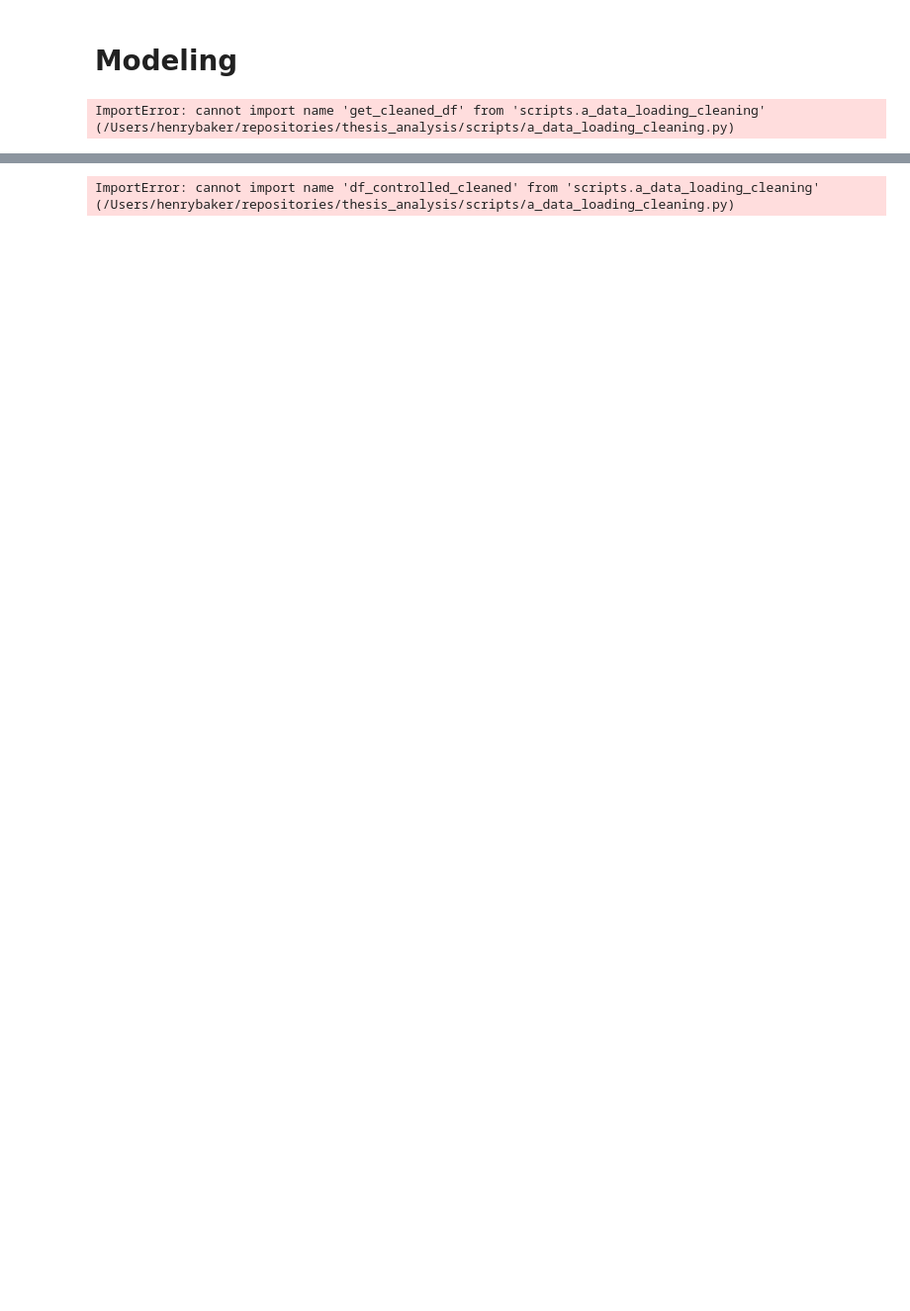
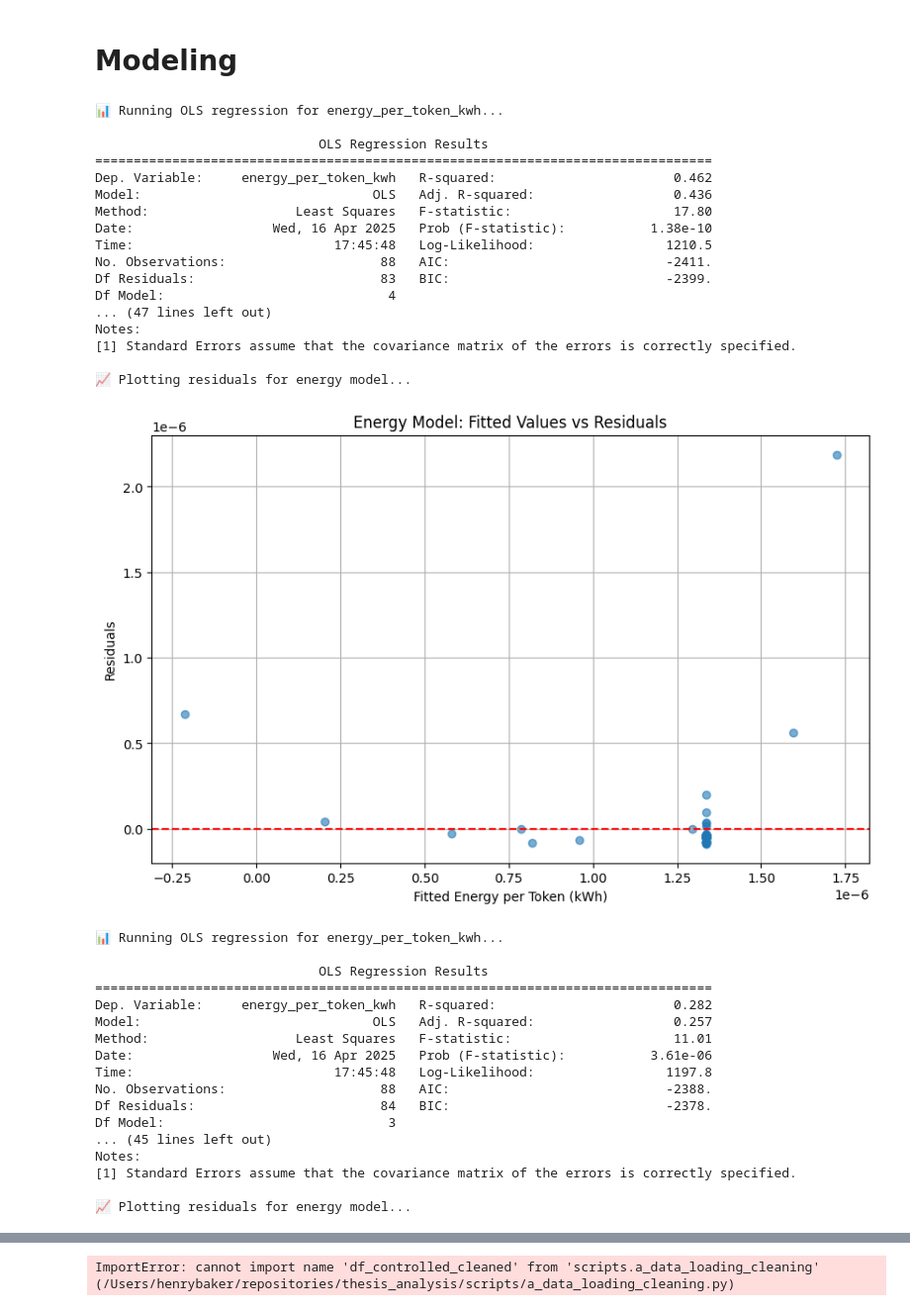
Before and after one commit to henrycgbaker/thesis_analysis, a Jupyter notebook: analysis_controlled_exp.ipynb, the cells around one changed output, grey strips where cells are left out. Shown at 99% size. Saved outputs shown, nothing was run; the diff lists cells and outputs as text; code cells hidden in the pictures; blank space fills up the shorter version.

```diff
--- a/analysis_controlled_exp.ipynb
+++ b/analysis_controlled_exp.ipynb
@@ -123,6 +123,49 @@ to do:
 # %% [markdown]
 # Modeling
 # %%
-%run scripts/c_base_regression.py
+from scripts.d_base_regression import run_full_regression_analysis, preprocess_data
+
+df = preprocess_data(df)
+
+# With default predictors
+run_full_regression_analysis(df)
+
+# With custom predictors
+custom_predictors = ["batch_size_numeric", "C(fp_precision)", "C(quantization)"]
+run_full_regression_analysis(df, predictors=custom_predictors)
 # %% [output]
-ImportError: cannot import name 'get_cleaned_df' from 'scripts.a_data_loading_cleaning' (/Users/henrybaker/repositories/thesis_analysis/scripts/a_data_loading_cleaning.py)
+📊 Running OLS regression for energy_per_token_kwh...
+
+                             OLS Regression Results
+================================================================================
+Dep. Variable:     energy_per_token_kwh   R-squared:                       0.462
+Model:                              OLS   Adj. R-squared:                  0.436
+Method:                   Least Squares   F-statistic:                     17.80
+Date:                  Wed, 16 Apr 2025   Prob (F-statistic):           1.38e-10
+Time:                          17:45:48   Log-Likelihood:                 1210.5
+No. Observations:                    88   AIC:                            -2411.
+Df Residuals:                        83   BIC:                            -2399.
+Df Model:                             4
+... (47 lines left out)
+Notes:
+[1] Standard Errors assume that the covariance matrix of the errors is correctly specified.
+
+📈 Plotting residuals for energy model...
+[figure, added]
+📊 Running OLS regression for energy_per_token_kwh...
+
+                             OLS Regression Results
+================================================================================
+Dep. Variable:     energy_per_token_kwh   R-squared:                       0.282
+Model:                              OLS   Adj. R-squared:                  0.257
+Method:                   Least Squares   F-statistic:                     11.01
+Date:                  Wed, 16 Apr 2025   Prob (F-statistic):           3.61e-06
+Time:                          17:45:48   Log-Likelihood:                 1197.8
+No. Observations:                    88   AIC:                            -2388.
+Df Residuals:                        84   BIC:                            -2378.
+Df Model:                             3
+... (45 lines left out)
+Notes:
+[1] Standard Errors assume that the covariance matrix of the errors is correctly specified.
+
+📈 Plotting residuals for energy model...
```
Also changed, not shown: parts of 6 cells of this notebook, 11 other files.
